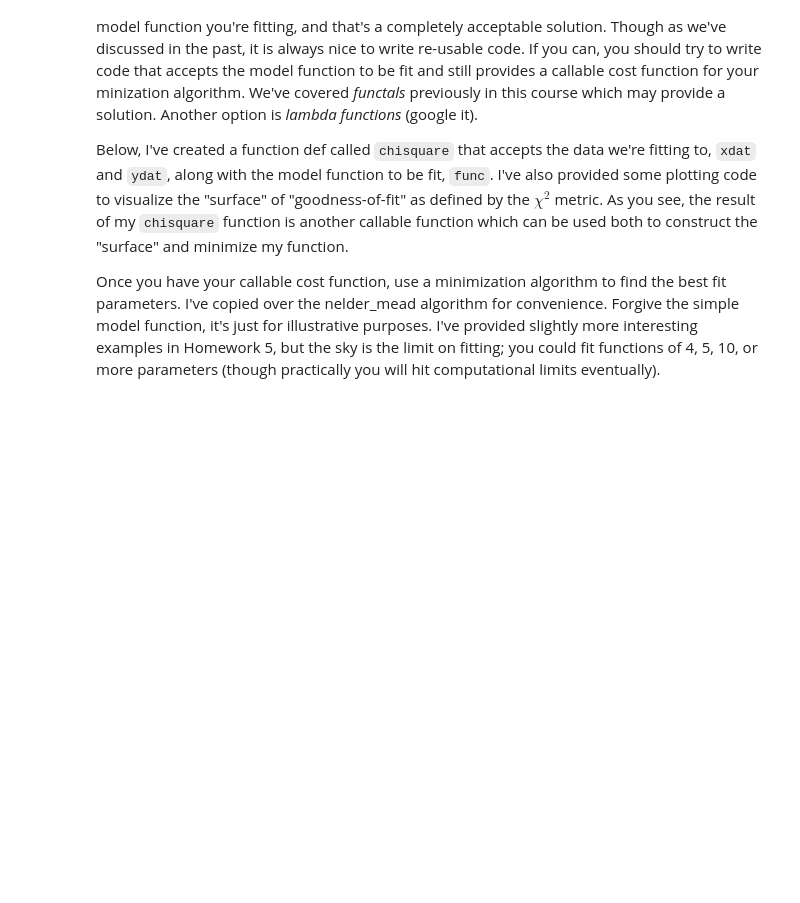
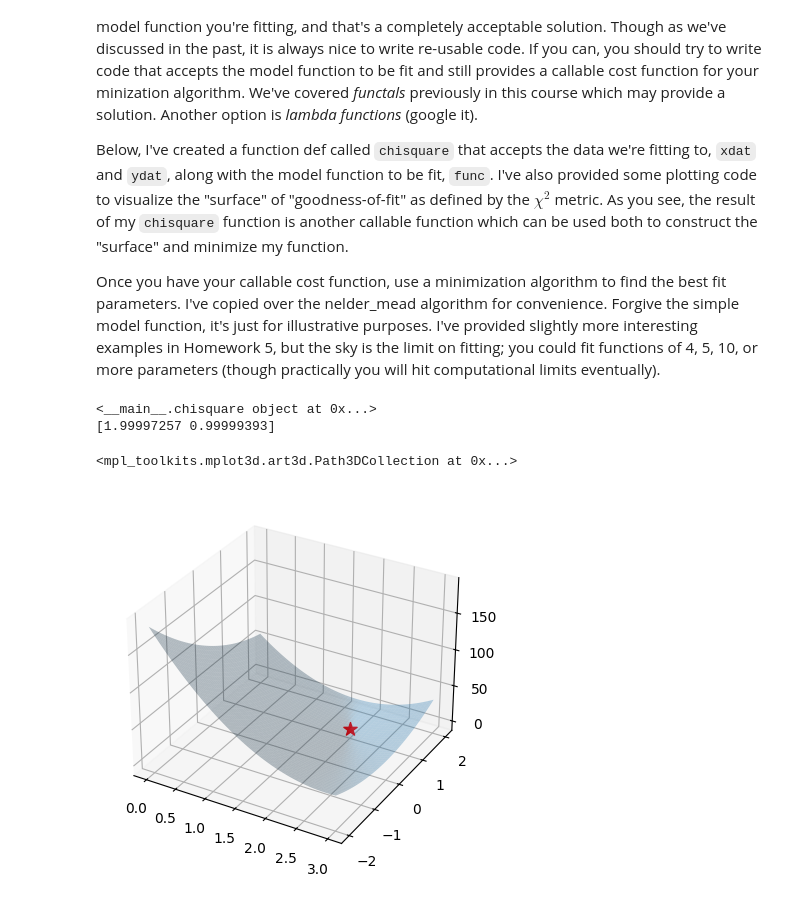
Before and after one commit to GeoffHennessy/Hennessy-Phys50733, a Jupyter notebook: Class work/Class work/minimize_fitting.ipynb, the cells around one changed output. Cells and saved outputs as stored; diff of their text form; code cells hidden in the pictures; blank space fills up the shorter version.

```diff
--- a/Class work/Class work/minimize_fitting.ipynb
+++ b/Class work/Class work/minimize_fitting.ipynb
@@ -107,29 +107,61 @@ def nelder_mead(f, x_start,
             nres.append([redx, score])
         res = nres
 # %%
-def chisquare(xdat, ydat, func):
+def chisquare(xdat, ydat, func,m,b):
+    chi2 = 0
+    for i in range(len(xdat)):
+        y_n = ydat[i]
+        f_n = func(xdat[i],m,b)
+        chi2 += ((y_n - f_n)/y_n)**2
 
+    return chi2
 def line(x, m, b):
     return m*x + b
+
+class chisquare(object):
+    def __init__(self,xdat,ydat,func,m=1,b=1):
+        self.x = xdat
+        self.y = ydat
+        self.func = func
+
+    def __call__(self,args):
+        m,b = args
+        chi2 = np.sum(((self.y-self.func(self.x,*args))/self.y) ** 2)
+        return chi2
 # %%
 x = np.arange(0, 10, 0.1)
 y = line(x, 2, 1)
 
 x_plot = np.linspace(0, 3, 100)
 y_plot = np.linspace(-2, 2, 100)
 x_plot, y_plot = np.meshgrid(x_plot, y_plot)
 z = np.zeros_like(x_plot)
 
-chi = chisquare(x, y, line)
+# Here are the initial guesses of the parameters. Not the idea that we need
+
+
+chi = chisquare(x,y,line)
+print(chi)
+
+# Dumb case. Try to figure this out later
+# def chisquare(xdat,ydat, func):
+#     chifunc = lambda args: np.sum(np.power((ydat - func(xdat, *args)) / dat, 22))/ len(xdat)
+#     retrun chifunc
 
 for i in range(len(x_plot)):
     for j in range(len(x_plot)):
+
         z[i,j] = chi((x_plot[i,j],y_plot[i,j]))
 
-best, score = nelder_mead(chi, np.array([1.9, 0.1], float))
+best, score = nelder_mead(chi, np.array([1.9,0], float))
 print(best)
 fig, ax = plt.subplots(subplot_kw=dict(projection='3d'))
 
 surf = ax.plot_surface(x_plot, y_plot, z, alpha=0.3)
 
 ax.scatter(best[0], best[1], chi((best[0], best[1])), marker="*", s=100, color="r")
+# %% [output]
+<__main__.chisquare object at 0x...>
+[1.99997257 0.99999393]
+<mpl_toolkits.mplot3d.art3d.Path3DCollection at 0x...>
+[figure, added]
```
Also changed, not shown: 2 other files.
